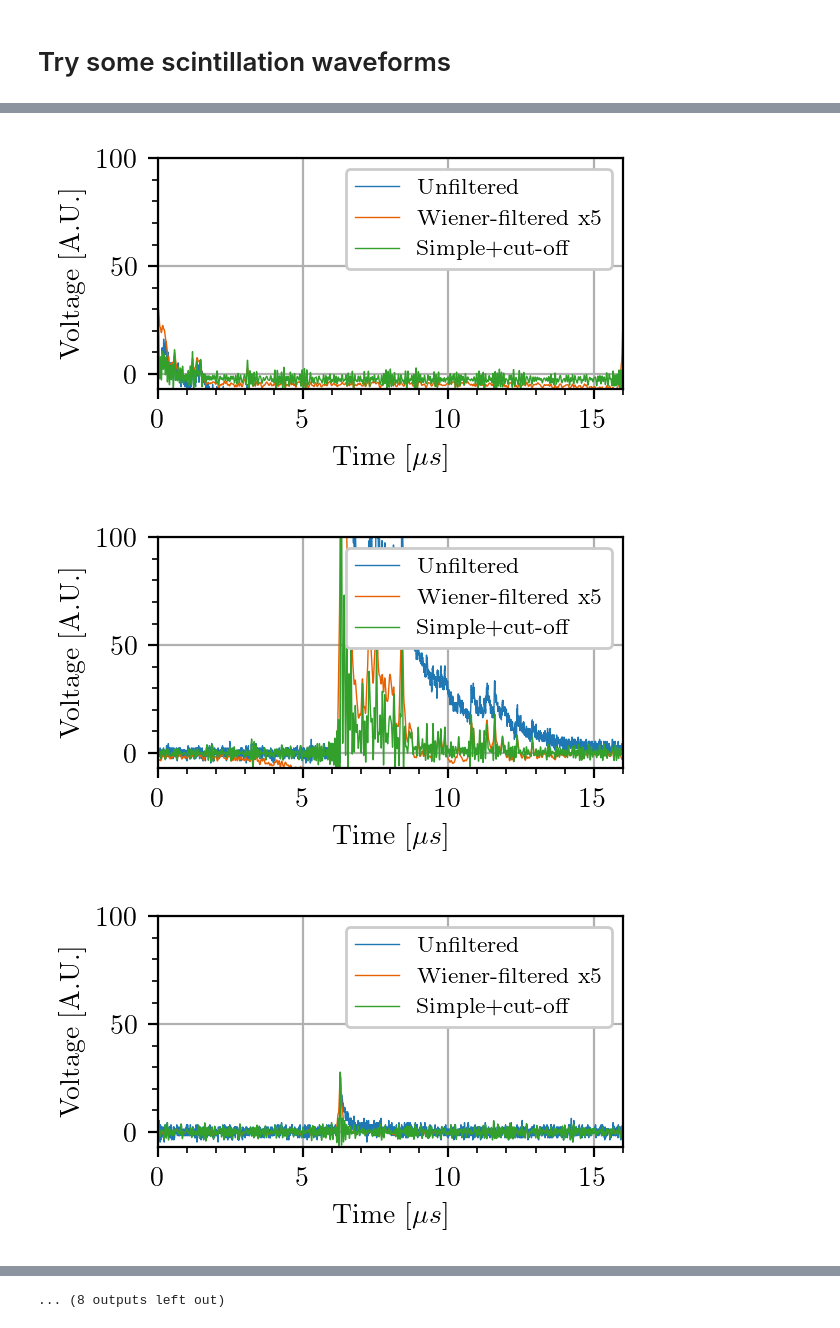
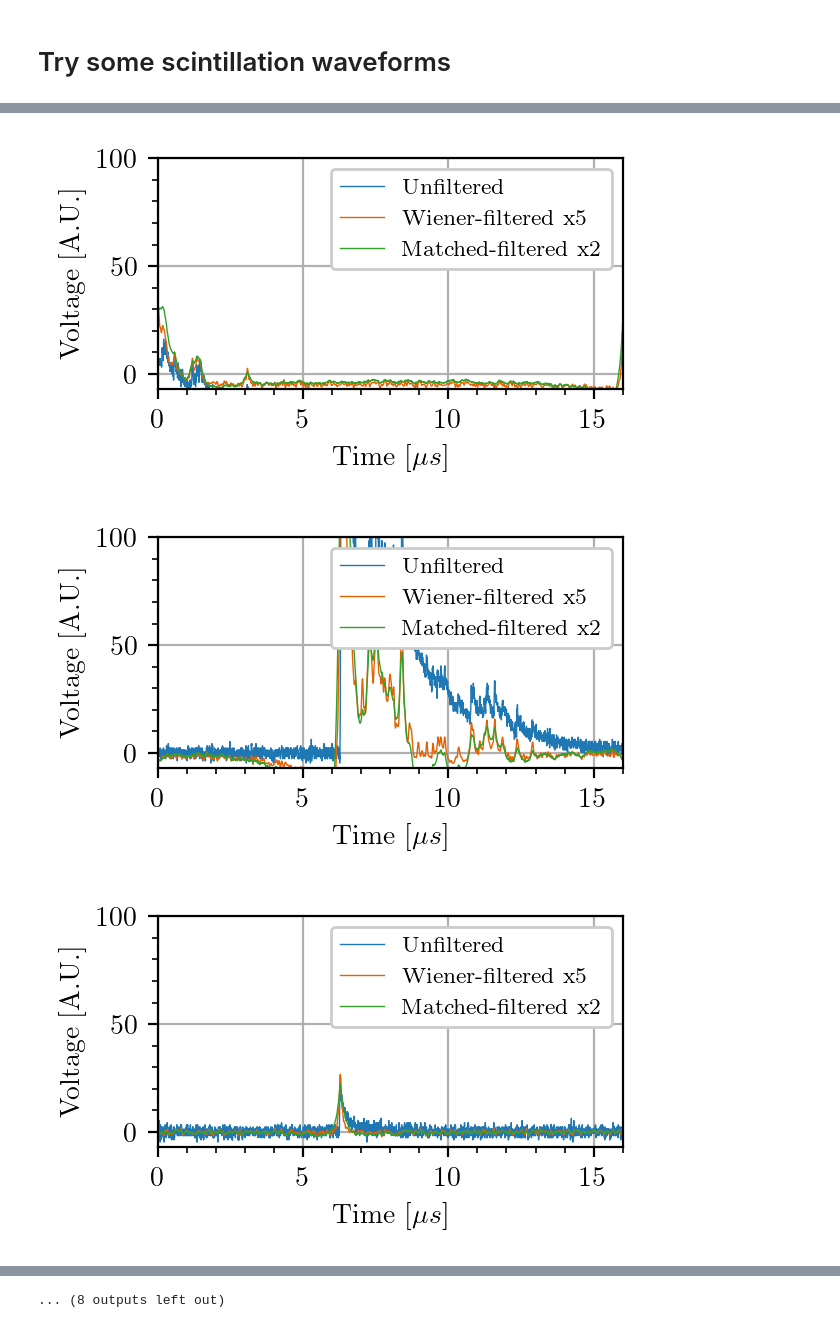
Before and after one commit to darkside-princeton/sipm-analysis, a Jupyter notebook: jupyter/deconvolution.ipynb, the cells around one changed output, grey strips where cells are left out. Saved outputs shown, nothing was run; the diff lists cells and outputs as text; code cells hidden in the pictures.

Commit message:
Compare Wiener filter vs matched filter

```diff
--- a/jupyter/deconvolution.ipynb
+++ b/jupyter/deconvolution.ipynb
@@ -268,0 +273,8 @@ plt.plot(np.array(filter_h5['/top/ch0/67V']['frequency_MHz']), np.array(filter_h
+# %%
+# Compute matched filter
+for i, pos in enumerate(positions):
+    for j, ch in enumerate(channels):
+        for k, volt in enumerate(voltages):
+            dt = data_spe[pos][ch][volt]['time'][1]-data_spe[pos][ch][volt]['time'][0]
+            shift = np.array([np.exp(complex(0,-2*np.pi*freq*dt*int(np.argmax(data_spe[pos][ch][volt]['avg_spe_wf'])))) for freq in data_spe[pos][ch][volt]['frequency']])
+            data_fft[pos][ch][volt]['matched_filter'] = shift*np.conjugate(data_spe[pos][ch][volt]['fft_spe_wf'])/data_fft[pos][ch][volt]['avg_0pe_psd']
@@ -281,16 +298,18 @@ wfs, _ = dset.ch[ch].get_waveforms(ev=evid, ar_filter=False)
 
 for i, wf in enumerate(wfs):
     wiener = np.sqrt(len(wf))*scipy.fft.ifft(scipy.fft.fft(np.array(wf))*data_fft[pos][ch][volt]['wiener_filter']).real
-    dt = data_spe[pos][ch][volt]['time'][1]-data_spe[pos][ch][volt]['time'][0]
-    shift = np.array([np.exp(complex(0,-2*np.pi*freq*dt*int(np.argmax(data_spe[pos][ch][volt]['avg_spe_wf'])))) for freq in data_spe[pos][ch][volt]['frequency']])
-    cutoff_MHz = 15
-    cutoff = (data_fft[pos][ch][volt]['frequency_MHz']<cutoff_MHz) | ((data_fft[pos][ch][volt]['frequency_MHz']>data_fft[pos][ch][volt]['frequency_MHz'][-1]+data_fft[pos][ch][volt]['frequency_MHz'][1]-cutoff_MHz))
-    simple_deconv = np.sqrt(len(wf))*scipy.fft.ifft(scipy.fft.fft(np.array(wf))*shift/data_spe[pos][ch][volt]['fft_spe_wf']*cutoff).real
+    # dt = data_spe[pos][ch][volt]['time'][1]-data_spe[pos][ch][volt]['time'][0]
+    # shift = np.array([np.exp(complex(0,-2*np.pi*freq*dt*int(np.argmax(data_spe[pos][ch][volt]['avg_spe_wf'])))) for freq in data_spe[pos][ch][volt]['frequency']])
+    # cutoff_MHz = 15
+    # cutoff = (data_fft[pos][ch][volt]['frequency_MHz']<cutoff_MHz) | ((data_fft[pos][ch][volt]['frequency_MHz']>data_fft[pos][ch][volt]['frequency_MHz'][-1]+data_fft[pos][ch][volt]['frequency_MHz'][1]-cutoff_MHz))
+    # simple_deconv = np.sqrt(len(wf))*scipy.fft.ifft(scipy.fft.fft(np.array(wf))*shift/data_spe[pos][ch][volt]['fft_spe_wf']*cutoff).real
+    matched = np.sqrt(len(wf))*scipy.fft.ifft(scipy.fft.fft(np.array(wf))*data_fft[pos][ch][volt]['matched_filter']).real
     if np.amax(wiener>5):
         plt.figure(i, figsize=(3, 1.5))
         plt.plot(dset.ch[ch].time, wf, label='Unfiltered', linewidth=0.5)
         plt.plot(dset.ch[ch].time, wiener*5, label='Wiener-filtered x5', linewidth=0.5)
-        plt.plot(dset.ch[ch].time, simple_deconv, label='Simple+cut-off', linewidth=0.5)
+        plt.plot(dset.ch[ch].time, matched*2, label='Matched-filtered x2', linewidth=0.5)
+        # plt.plot(dset.ch[ch].time, simple_deconv, label='Simple+cut-off', linewidth=0.5)
         plt.legend(loc='upper right')
         plt.xlabel(r'Time [$\mu s$]')
         plt.ylabel(r'Voltage [A.U.]')
@@ -309,3 +328,3 @@ No time.txt file
-[figure, old version]
+[figure, new version]
-[figure, old version]
+[figure, new version]
-[figure, old version]
+[figure, new version]
```
Also changed, not shown: parts of 4 cells of this notebook.
